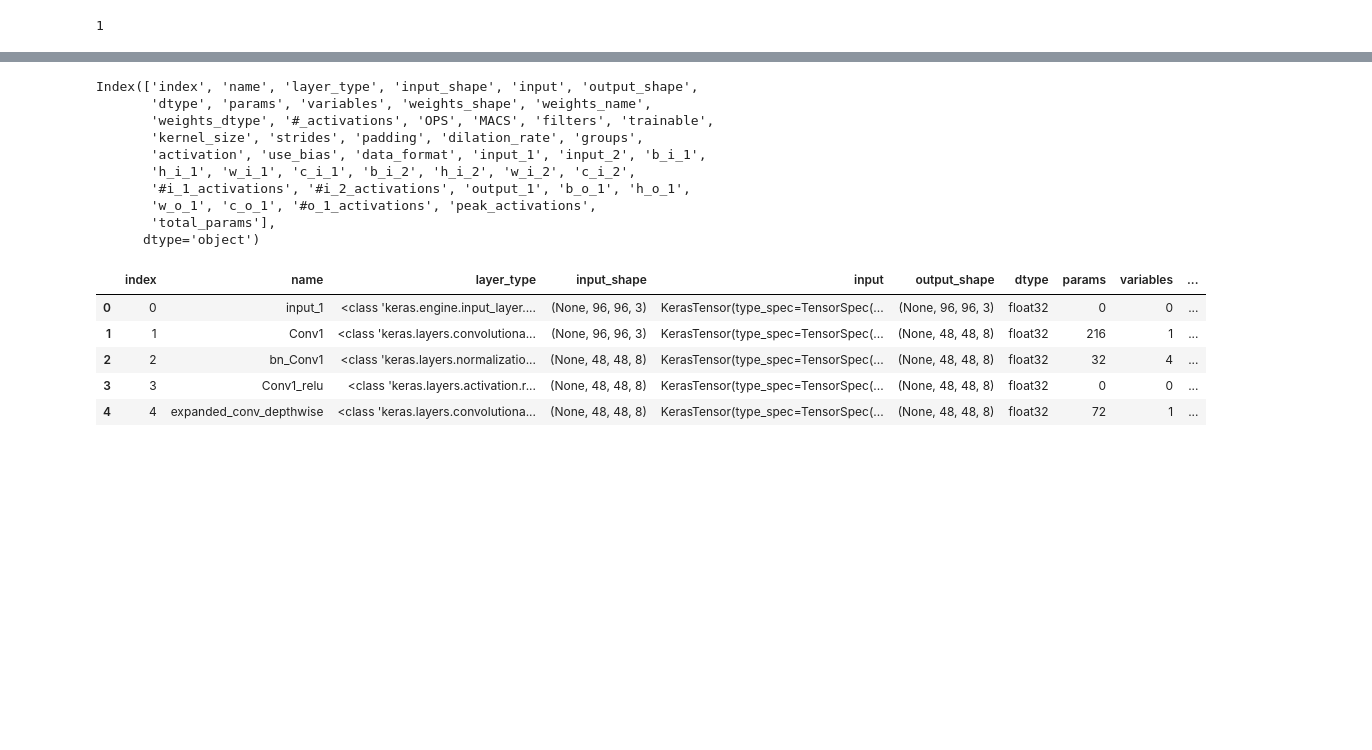
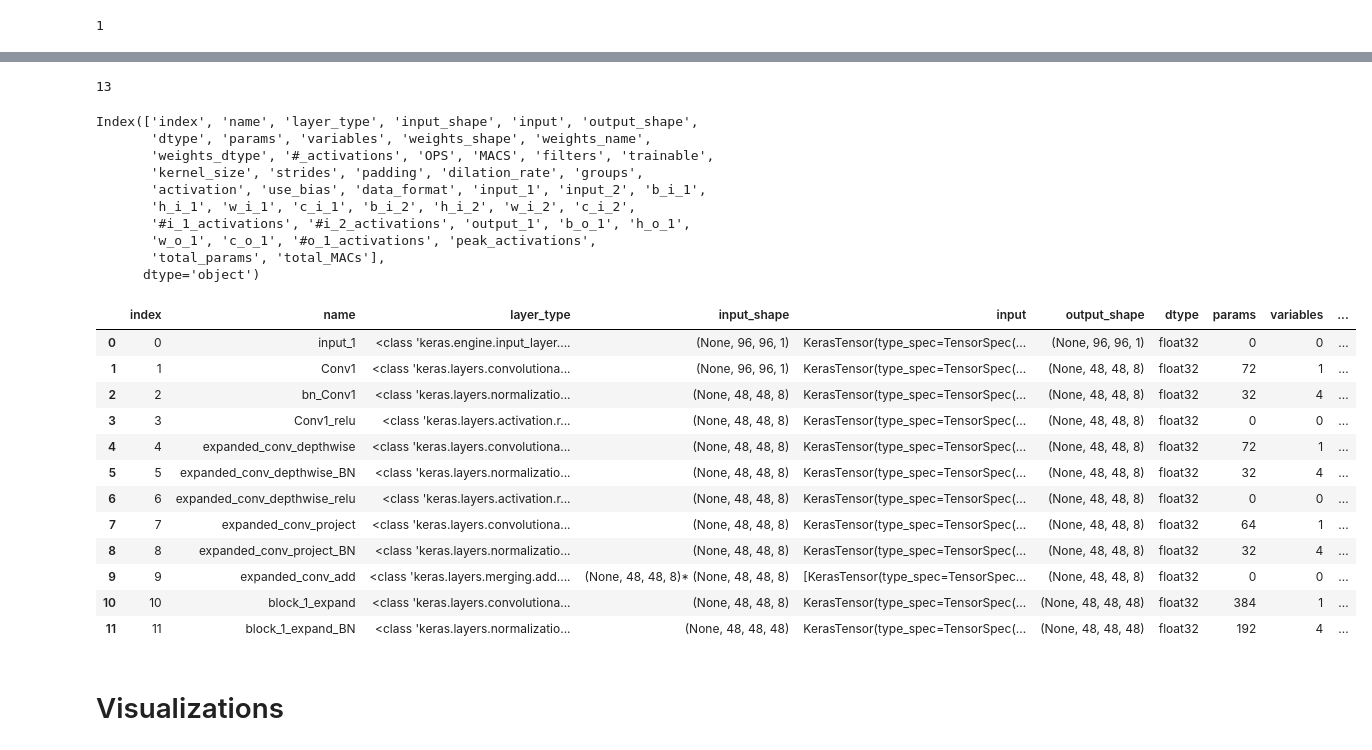
Before and after one commit to subrockmann/tiny_cnn, a Jupyter notebook: Layer Visualizations.ipynb, the cells around one changed output, grey strips where cells are left out. Drawn from its saved outputs; the diff is of its cells as text; code cells hidden in the pictures; blank space fills up the shorter version.

```diff
--- a/Layer Visualizations.ipynb
+++ b/Layer Visualizations.ipynb
@@ -337,4 +340,4 @@ df["peak_activations"] = df["#i_1_activations"] + df["#o_1_activations"]
 # %%
 df["total_params"] = df["params"].cumsum()
 # %%
-df["total_MACS"] = df["MACS"].cumsum()
+df["total_MACs"] = df["MACS"].cumsum()
@@ -340,0 +348,4 @@ df["total_MACS"] = df["MACS"].cumsum()
+# %%
+df["peak_activations"].argmax()
+# %% [output]
+13
@@ -349,14 +372,21 @@ Index(['index', 'name', 'layer_type', 'input_shape', 'input', 'output_shape',
        'h_i_1', 'w_i_1', 'c_i_1', 'b_i_2', 'h_i_2', 'w_i_2', 'c_i_2',
        '#i_1_activations', '#i_2_activations', 'output_1', 'b_o_1', 'h_o_1',
        'w_o_1', 'c_o_1', '#o_1_activations', 'peak_activations',
-       'total_params'],
+       'total_params', 'total_MACs'],
       dtype='object')
 # %%
-df.head()
+df.head(12)
 # %% [output]
 |  | index | name | layer_type | input_shape | input | output_shape | dtype | params | variables | ... |
-| 0 | 0 | input_1 | <class 'keras.engine.input_layer.... | (None, 96, 96, 3) | KerasTensor(type_spec=TensorSpec(... | (None, 96, 96, 3) | float32 | 0 | 0 | ... |
-| 1 | 1 | Conv1 | <class 'keras.layers.convolutiona... | (None, 96, 96, 3) | KerasTensor(type_spec=TensorSpec(... | (None, 48, 48, 8) | float32 | 216 | 1 | ... |
+| 0 | 0 | input_1 | <class 'keras.engine.input_layer.... | (None, 96, 96, 1) | KerasTensor(type_spec=TensorSpec(... | (None, 96, 96, 1) | float32 | 0 | 0 | ... |
+| 1 | 1 | Conv1 | <class 'keras.layers.convolutiona... | (None, 96, 96, 1) | KerasTensor(type_spec=TensorSpec(... | (None, 48, 48, 8) | float32 | 72 | 1 | ... |
 | 2 | 2 | bn_Conv1 | <class 'keras.layers.normalizatio... | (None, 48, 48, 8) | KerasTensor(type_spec=TensorSpec(... | (None, 48, 48, 8) | float32 | 32 | 4 | ... |
 | 3 | 3 | Conv1_relu | <class 'keras.layers.activation.r... | (None, 48, 48, 8) | KerasTensor(type_spec=TensorSpec(... | (None, 48, 48, 8) | float32 | 0 | 0 | ... |
 | 4 | 4 | expanded_conv_depthwise | <class 'keras.layers.convolutiona... | (None, 48, 48, 8) | KerasTensor(type_spec=TensorSpec(... | (None, 48, 48, 8) | float32 | 72 | 1 | ... |
+| 5 | 5 | expanded_conv_depthwise_BN | <class 'keras.layers.normalizatio... | (None, 48, 48, 8) | KerasTensor(type_spec=TensorSpec(... | (None, 48, 48, 8) | float32 | 32 | 4 | ... |
+| 6 | 6 | expanded_conv_depthwise_relu | <class 'keras.layers.activation.r... | (None, 48, 48, 8) | KerasTensor(type_spec=TensorSpec(... | (None, 48, 48, 8) | float32 | 0 | 0 | ... |
+| 7 | 7 | expanded_conv_project | <class 'keras.layers.convolutiona... | (None, 48, 48, 8) | KerasTensor(type_spec=TensorSpec(... | (None, 48, 48, 8) | float32 | 64 | 1 | ... |
+| 8 | 8 | expanded_conv_project_BN | <class 'keras.layers.normalizatio... | (None, 48, 48, 8) | KerasTensor(type_spec=TensorSpec(... | (None, 48, 48, 8) | float32 | 32 | 4 | ... |
+| 9 | 9 | expanded_conv_add | <class 'keras.layers.merging.add.... | (None, 48, 48, 8)* (None, 48, 48, 8) | [KerasTensor(type_spec=TensorSpec... | (None, 48, 48, 8) | float32 | 0 | 0 | ... |
+| 10 | 10 | block_1_expand | <class 'keras.layers.convolutiona... | (None, 48, 48, 8) | KerasTensor(type_spec=TensorSpec(... | (None, 48, 48, 48) | float32 | 384 | 1 | ... |
+| 11 | 11 | block_1_expand_BN | <class 'keras.layers.normalizatio... | (None, 48, 48, 48) | KerasTensor(type_spec=TensorSpec(... | (None, 48, 48, 48) | float32 | 192 | 4 | ... |
@@ -363,3 +398,5 @@ df.head()
+# %% [markdown]
+# Visualizations
 # %%
 fig = px.bar(df, x="name", y= "peak_activations", text_auto=".2s",
     title=f"Peak activations per layer - {model_name}")
```
Also changed, not shown: parts of 26 cells of this notebook.
